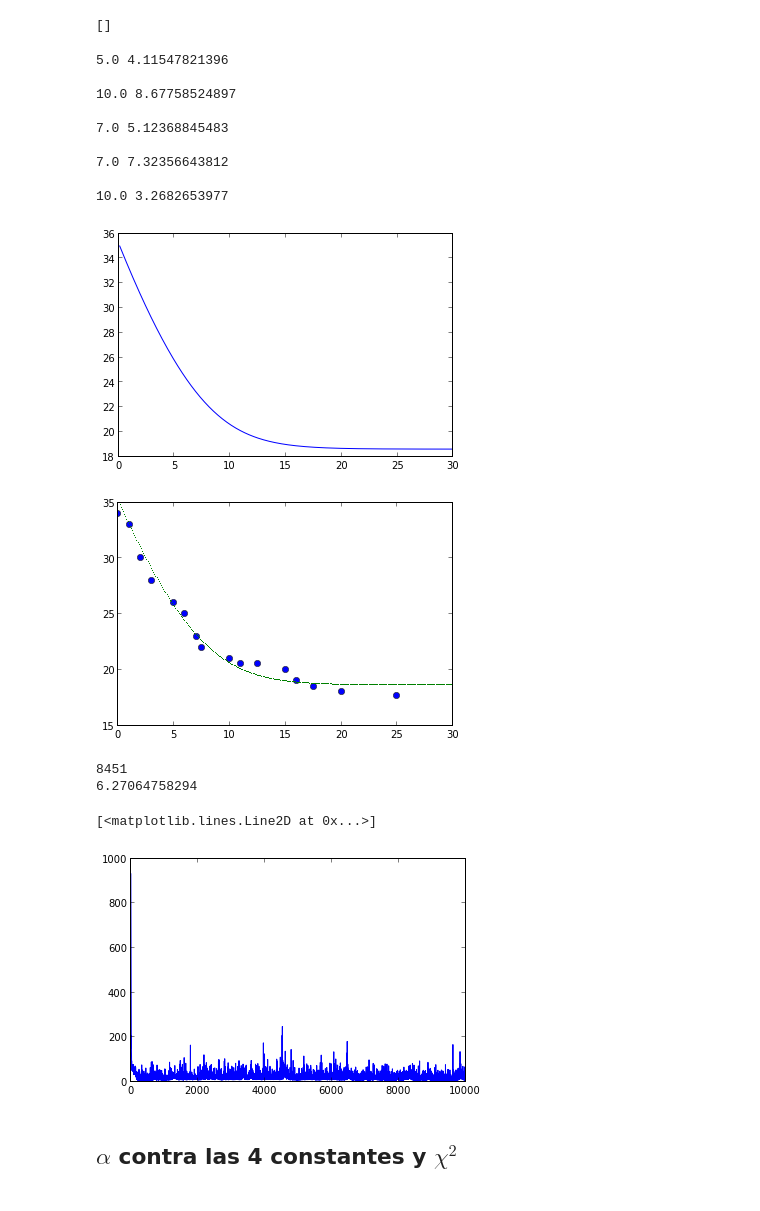
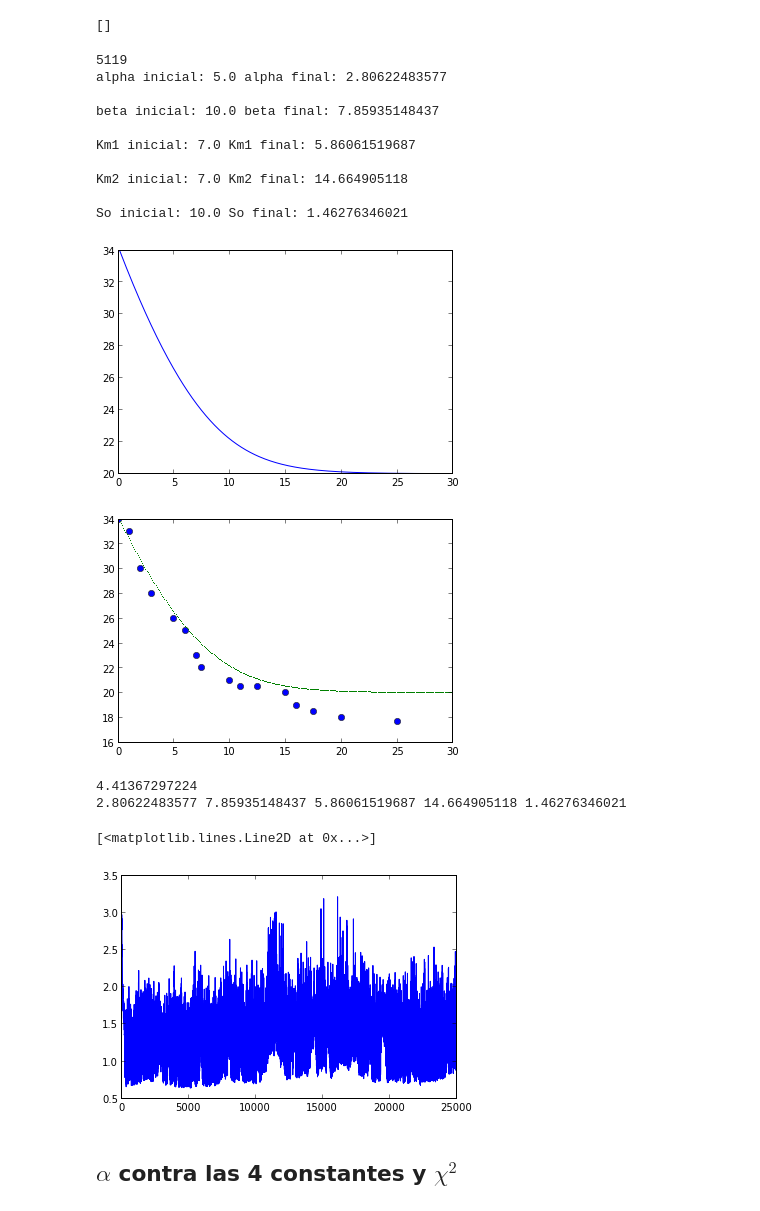
Before and after one commit to daniel-lozano/tarea8, a Jupyter notebook: ctes.ipynb, the cells around one changed output. Saved outputs shown, nothing was run; the diff lists cells and outputs as text; code cells hidden in the pictures.

```diff
--- a/ctes.ipynb
+++ b/ctes.ipynb
@@ -143,7 +143,7 @@ Pviejo=np.zeros(Tmax)
 Pteo=np.zeros(size(Pobs))
 Pteoviejo=np.zeros(size(Pobs))
 #se llena el primer punto con
-P[0]=35
+P[0]=Pobs[0]
 Pviejo[0]=P[0]
 print P
 # %% [output]
@@ -181,5 +181,5 @@ scatter(x,Pobs)
 # %%
-iteraciones=10000 #ganemosle a hayek
+iteraciones=25000 #ganemosle a hayek
 x2=empty(0)
 print x2
 # %% [output]
@@ -251,21 +251,29 @@ for i in range(1,iteraciones):
 
     Pviejo=P.copy()
 # %%
-print alpha[0],alpha[-1], "\n"
-print beta[0],beta[-1], "\n"
-print Km1[0],Km1[-1], "\n"
-print Km2[0],Km2[-1], "\n"
-print So[0],So[-1], "\n"
+chiminimo=min(x2)
+for i in range(size(x2)):
+    if( x2[i]==chiminimo):
+        pos=i
+print pos
+
+
+print "alpha inicial:",alpha[0],"alpha final:",alpha[pos], "\n"
+print "beta inicial:",beta[0],"beta final:",beta[pos], "\n"
+print "Km1 inicial:",Km1[0],"Km1 final:",Km1[pos], "\n"
+print "Km2 inicial:",Km2[0],"Km2 final:",Km2[pos], "\n"
+print "So inicial:",So[0],"So final:",So[pos], "\n"
 # %% [output]
-5.0 4.11547821396
+5119
+alpha inicial: 5.0 alpha final: 2.80622483577
 
-10.0 8.67758524897
+beta inicial: 10.0 beta final: 7.85935148437
 
-7.0 5.12368845483
+Km1 inicial: 7.0 Km1 final: 5.86061519687
 
-7.0 7.32356643812
+Km2 inicial: 7.0 Km2 final: 14.664905118
 
-10.0 3.2682653977
+So inicial: 10.0 So final: 1.46276346021
 # %%
 alphafin=sum(alpha)/size(alpha)
 betafin=sum(beta)/size(beta)
@@ -280,7 +288,7 @@ for i in range(1,size(P)):
 plot(t,Pfinal)
 savefig("solucion_final_con_promedios.png")
 # %% [output]
-[figure, old version]
+[figure, new version]
 # %%
 plot(x,Pobs, "bo")
 #plt.show()
@@ -289,27 +297,24 @@ plot(x,Pobs, "bo")
 plot(t,Pfinal, "g,")
 savefig("solucion_final.png")
 # %% [output]
-[figure, old version]
+[figure, new version]
-# %%
-#chi2 minimo
-posicion=0
-chiminimo=min(x2)
-for i in range(size(x2)):
-    if( x2[i]==chiminimo):
-        pos=i
-print pos
-print chiminimo
-# %% [output]
-8451
-6.27064758294
+# %%
+#chi2 minimo
+posicion=0
+
+print chiminimo
+print alpha[pos],beta[pos],Km1[pos],Km2[pos],So[pos]
+# %% [output]
+4.41367297224
+2.80622483577 7.85935148437 5.86061519687 14.664905118 1.46276346021
 # %%
 #grafica
 
 
-plot(x2)
+plot(log10(x2))
 # %% [output]
 [<matplotlib.lines.Line2D at 0x...>]
-[figure, old version]
+[figure, new version]
 # %% [markdown]
 ## $\alpha$ contra las 4 constantes y $\chi^2$
 # %%
```
Also changed, not shown: parts of 7 cells of this notebook, 8 other files.
